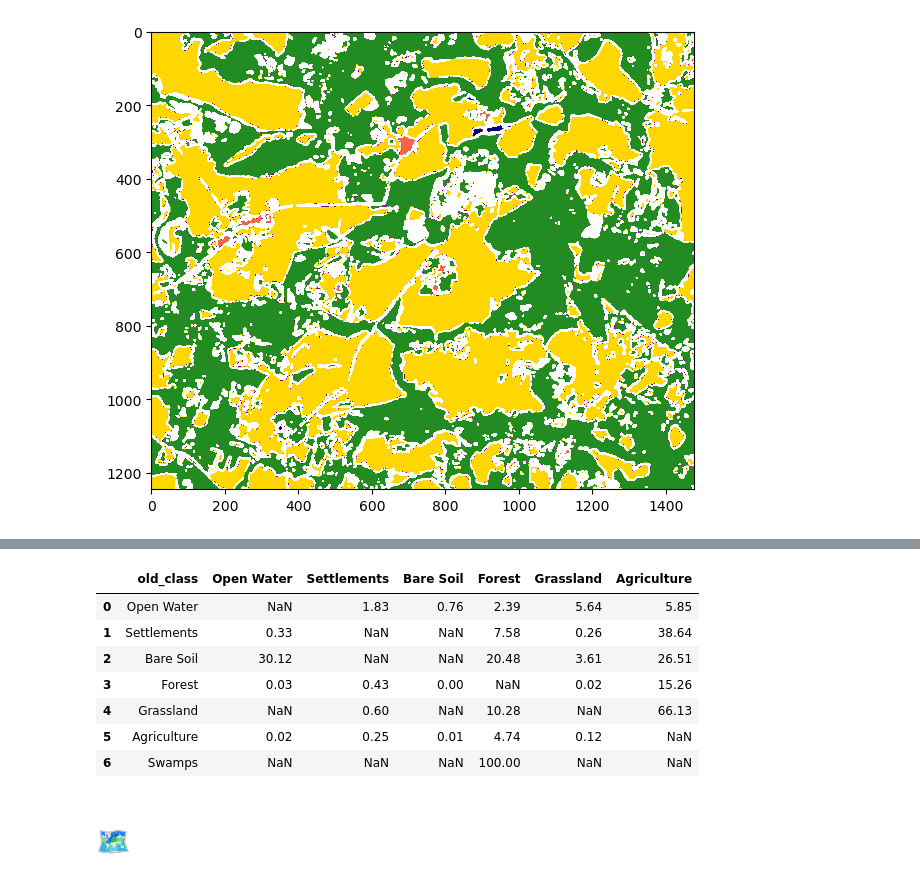
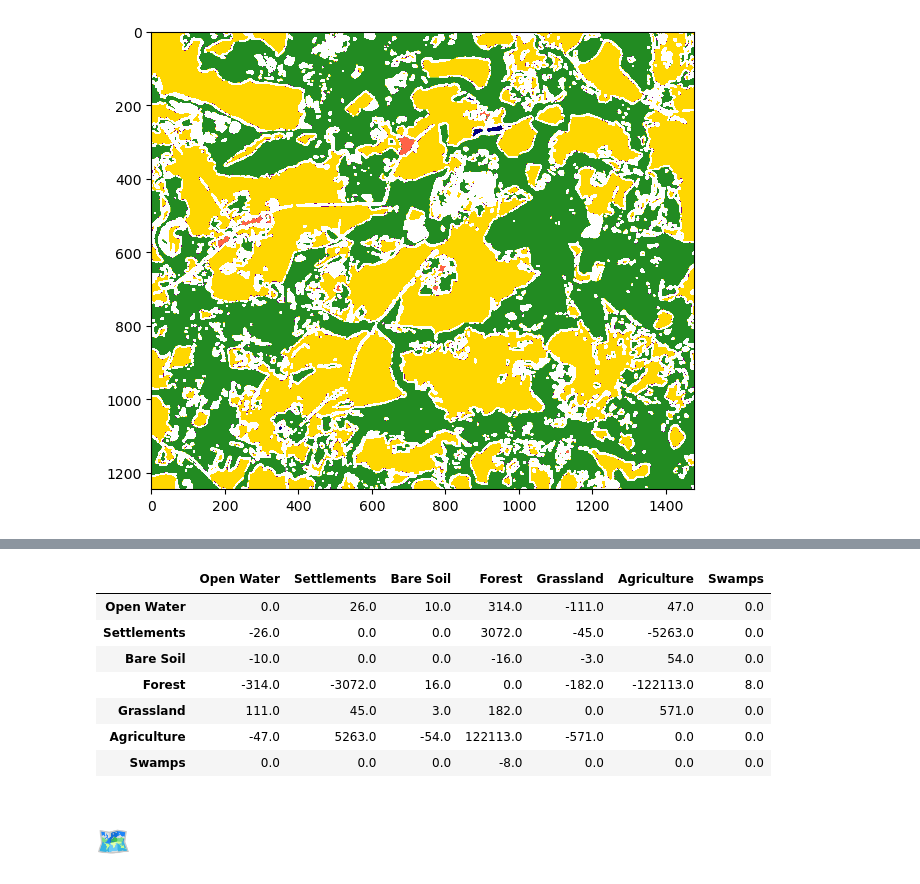
Before and after one commit to po1line/Land-cover-change-analysis, a Jupyter notebook: Land_cover_change_matrix.ipynb, the cells around one changed output, grey strips where cells are left out. Drawn from its saved outputs; the diff is of its cells as text; code cells hidden in the pictures.

Commit message:
Transition matrix update, gains and loses added

```diff
--- a/Land_cover_change_matrix.ipynb
+++ b/Land_cover_change_matrix.ipynb
@@ -114,6 +114,36 @@ def get_changes(raster1:str, raster2:str, return_change_map:bool=True):
         print(status, 'with name', raster_output)
         return df
     else: return df
+# %%
+def get_transition_matrix(raster1:str, raster2:str):
+    """
+    Function takes two raster paths and return transition matrix in the pixel-based manner.
+    REQUIRED: get_changes funciton, get_table_data function
+    """
+    comparison_df = get_changes(raster1, raster2, return_change_map=False)
+    change_df = comparison_df[comparison_df['class']==False]
+
+    transition_pairs = pd.DataFrame() #getting all transition pairs
+    for item in list(range(0,7)): #number of classes
+        select_df = change_df[change_df[['old_class', 'new_class']].isin([item]).any(axis=1)]
+        select_count = select_df.groupby(['old_class', 'new_class']).size().reset_index().rename(columns={0:'pixel_sum'}) #counting number of transition pairs equal to number of specific transition pixels
+        transition_pairs = pd.concat([transition_pairs, select_count]).drop_duplicates()
+        transition_pairs = transition_pairs.reset_index().drop(columns='index')
+
+    df_loss = pd.DataFrame(columns = list(range(0,7)), index=list(range(0,7))) #empty df with rows and colunms indicated by classes for loses
+    for item in list(range(0,7)):
+        df_loss.loc[item,:] = -transition_pairs[transition_pairs[['old_class']].isin([item]).any(axis=1)].set_index('new_class')['pixel_sum'] #for loses negative values are used
+        df_loss.fillna(0, inplace=True)
+
+    df_gain = pd.DataFrame(columns = list(range(0,7)), index=list(range(0,7))) #empty df with rows and colunms indicated by classes for gains
+    for item in list(range(0,7)):
+        df_gain.loc[item,:] = transition_pairs[transition_pairs[['new_class']].isin([item]).any(axis=1)].set_index('old_class')['pixel_sum'] #for gains positive values are used
+        df_gain.fillna(0, inplace=True)
+
+    transition_matrix = df_gain + df_loss #transition matrix
+    transition_matrix.rename(columns = legend_labels, inplace=True) #setting names for columns from legend
+    transition_matrix.rename(index=legend_labels, inplace=True) #setting names for rows from legend
+    return transition_matrix
 # %% [markdown]
 # Pixel-based change detection
 1) getting dataset for analysis
@@ -218,16 +202,13 @@ old_area_per_class
-# %%
-matrix.loc[:, 0:] = round(matrix.loc[:, 0:].div(old_area_per_class['pixel_sum'], axis=0)*100, 2)
-matrix['old_class'] = matrix['old_class'].apply(lambda x: legend_labels[x])
-matrix.rename(columns = legend_labels, inplace=True)
-matrix
-# %% [output]
-|  | old_class | Open Water | Settlements | Bare Soil | Forest | Grassland | Agriculture |
-| 0 | Open Water | NaN | 1.83 | 0.76 | 2.39 | 5.64 | 5.85 |
-| 1 | Settlements | 0.33 | NaN | NaN | 7.58 | 0.26 | 38.64 |
-| 2 | Bare Soil | 30.12 | NaN | NaN | 20.48 | 3.61 | 26.51 |
-| 3 | Forest | 0.03 | 0.43 | 0.00 | NaN | 0.02 | 15.26 |
-| 4 | Grassland | NaN | 0.60 | NaN | 10.28 | NaN | 66.13 |
-| 5 | Agriculture | 0.02 | 0.25 | 0.01 | 4.74 | 0.12 | NaN |
-| 6 | Swamps | NaN | NaN | NaN | 100.00 | NaN | NaN |
+# %%
+get_transition_matrix(fname, fname2)
+# %% [output]
+|  | Open Water | Settlements | Bare Soil | Forest | Grassland | Agriculture | Swamps |
+| Open Water | 0.0 | 26.0 | 10.0 | 314.0 | -111.0 | 47.0 | 0.0 |
+| Settlements | -26.0 | 0.0 | 0.0 | 3072.0 | -45.0 | -5263.0 | 0.0 |
+| Bare Soil | -10.0 | 0.0 | 0.0 | -16.0 | -3.0 | 54.0 | 0.0 |
+| Forest | -314.0 | -3072.0 | 16.0 | 0.0 | -182.0 | -122113.0 | 8.0 |
+| Grassland | 111.0 | 45.0 | 3.0 | 182.0 | 0.0 | 571.0 | 0.0 |
+| Agriculture | -47.0 | 5263.0 | -54.0 | 122113.0 | -571.0 | 0.0 | 0.0 |
+| Swamps | 0.0 | 0.0 | 0.0 | -8.0 | 0.0 | 0.0 | 0.0 |
 # %% [markdown]
 # 🗺
```
Also changed, not shown: parts of 7 cells of this notebook.
